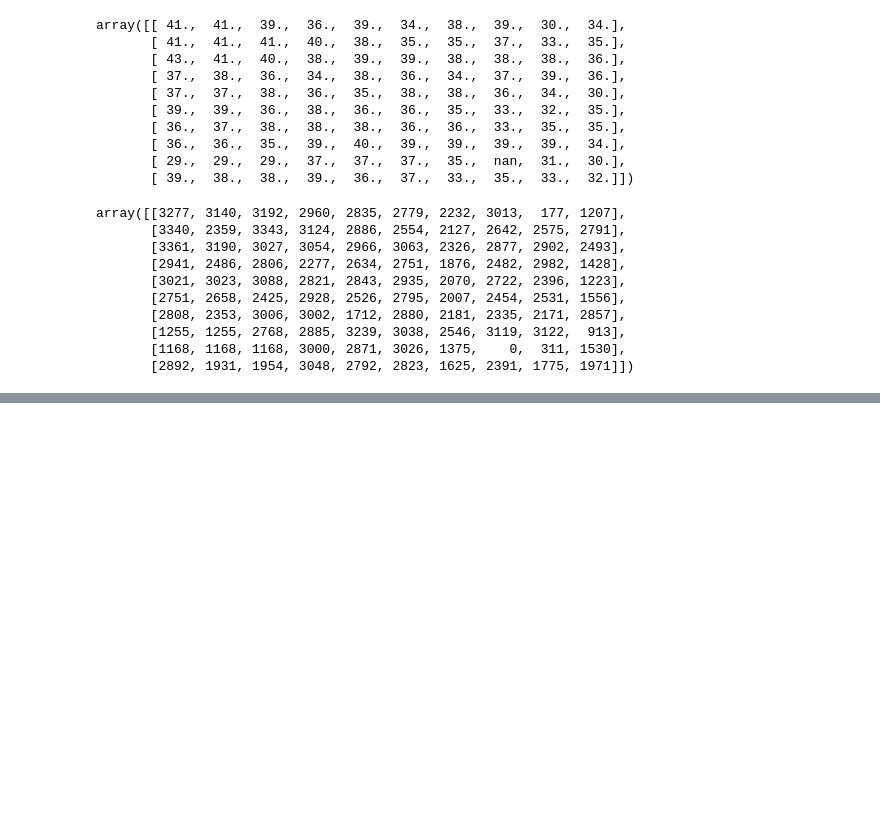
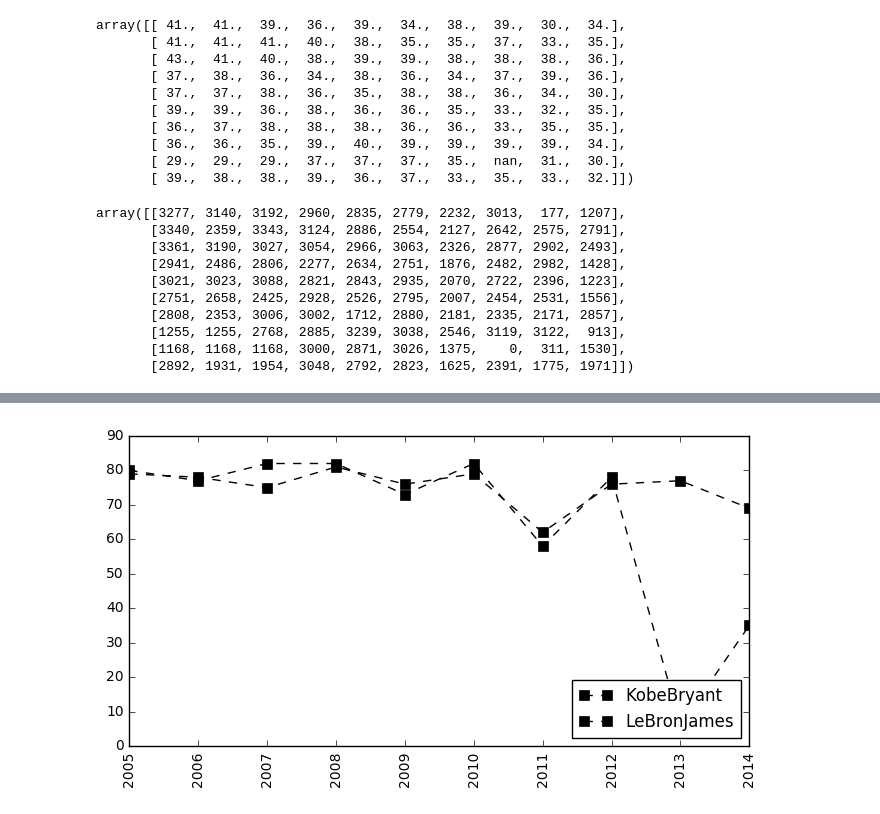
Before and after one commit to klimantje/PythonProgrammingCourse, a Jupyter notebook: Basketball Trends.ipynb, the cells around one changed output, grey strips where cells are left out. Saved outputs shown, nothing was run; the diff lists cells and outputs as text; code cells hidden in the pictures; blank space fills up the shorter version.

```diff
--- a/Basketball Trends.ipynb
+++ b/Basketball Trends.ipynb
@@ -350,0 +400,11 @@ array([[3277, 3140, 3192, 2960, 2835, 2779, 2232, 3013,  177, 1207],
+# %%
+def myplot(playerlist):
+    for name in playerlist:
+        plt.plot(Games[Pdict[name]], c='Black', ls = '--', marker ='s', ms ='7', label=name)
+    plt.legend(loc = 'lower right', bbox_to_anchor = (1,0))
+    plt.xticks(list(range(0,10)), Seasons, rotation = 'vertical')
+    plt.show()
+# %%
+myplot(["KobeBryant", "LeBronJames"])
+# %% [output]
+[figure, added]
```
Also changed, not shown: parts of 9 cells of this notebook.
